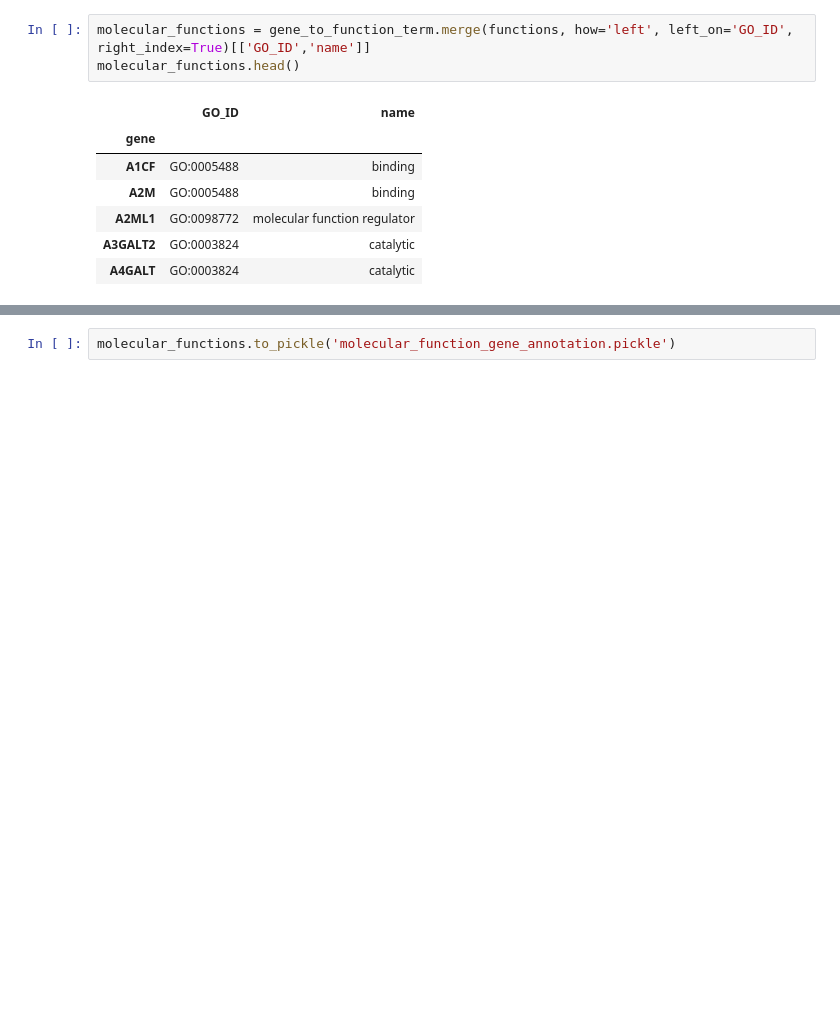
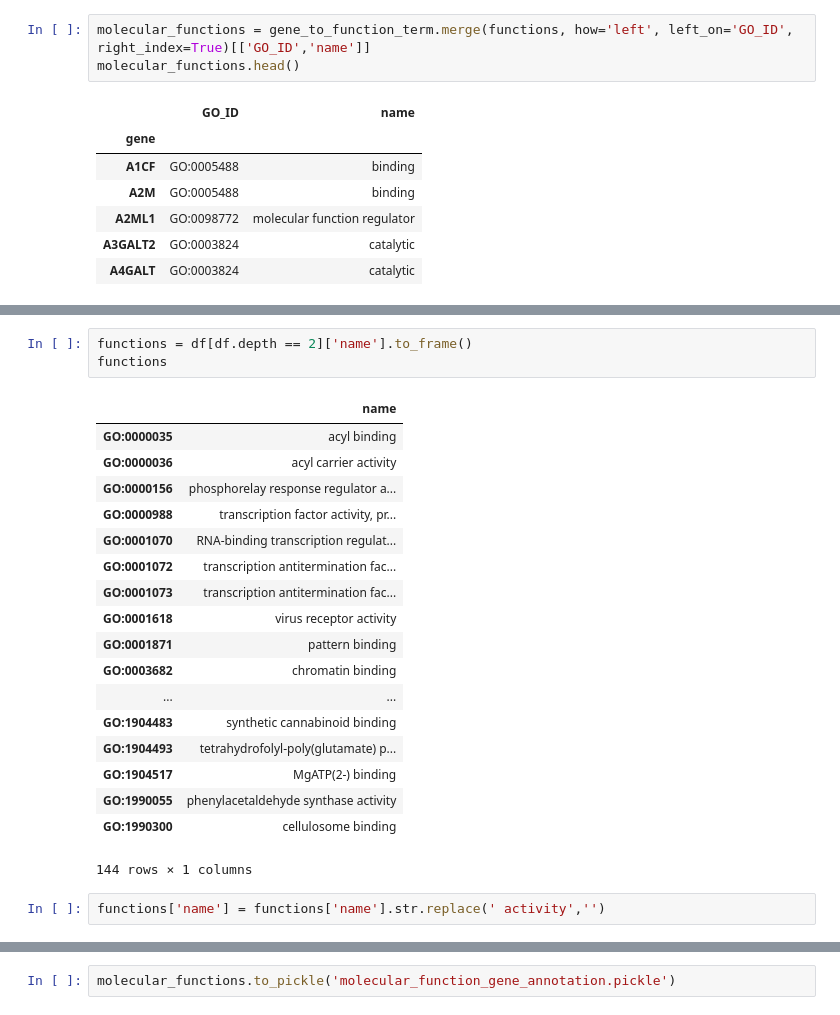
Before and after one commit to fraenkel-lab/OmicsIntegrator2, a Jupyter notebook: annotation/molecular_function.ipynb, the cells around one changed output, grey strips where cells are left out. Saved outputs shown, nothing was run; the diff lists cells and outputs as text; blank space fills up the shorter version.

```diff
--- a/annotation/molecular_function.ipynb
+++ b/annotation/molecular_function.ipynb
@@ -261,0 +407,24 @@ molecular_functions.head()
+# %%
+functions = df[df.depth == 2]['name'].to_frame()
+functions
+# %% [output]
+|  | name |
+| GO:0000035 | acyl binding |
+| GO:0000036 | acyl carrier activity |
+| GO:0000156 | phosphorelay response regulator a... |
+| GO:0000988 | transcription factor activity, pr... |
+| GO:0001070 | RNA-binding transcription regulat... |
+| GO:0001072 | transcription antitermination fac... |
+| GO:0001073 | transcription antitermination fac... |
+| GO:0001618 | virus receptor activity |
+| GO:0001871 | pattern binding |
+| GO:0003682 | chromatin binding |
+| ... | ... |
+| GO:1904483 | synthetic cannabinoid binding |
+| GO:1904493 | tetrahydrofolyl-poly(glutamate) p... |
+| GO:1904517 | MgATP(2-) binding |
+| GO:1990055 | phenylacetaldehyde synthase activity |
+| GO:1990300 | cellulosome binding |
+144 rows × 1 columns
+# %%
+functions['name'] = functions['name'].str.replace(' activity','')
```
Also changed, not shown: parts of 26 cells of this notebook, 1 other file.
